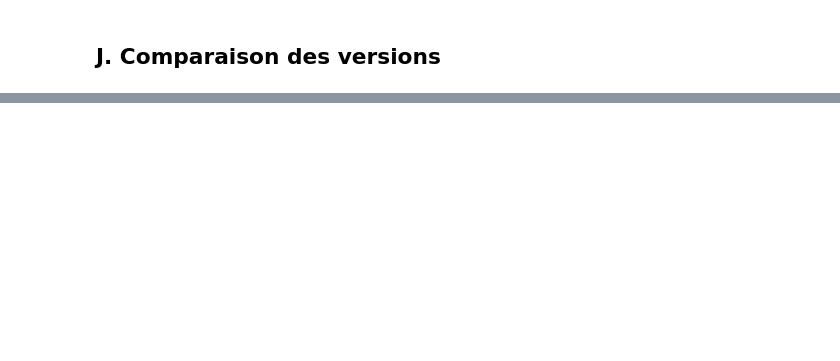
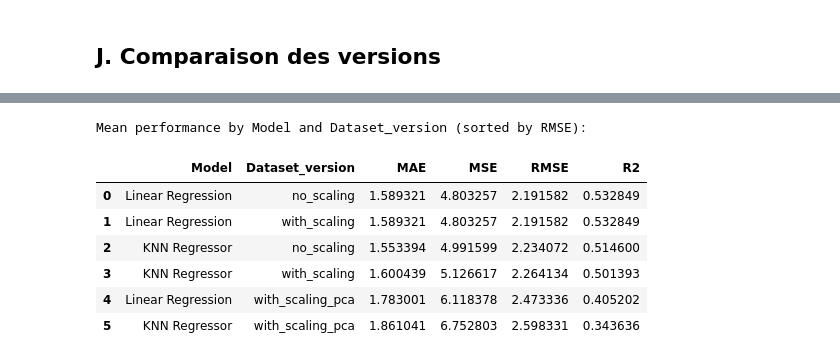
Before and after one commit to tthanhhuong/IA, a Jupyter notebook: MachineLearningProjet-Abalone.ipynb, the cells around one changed output, grey strips where cells are left out. Saved outputs shown, nothing was run; the diff lists cells and outputs as text; code cells hidden in the pictures; blank space fills up the shorter version.

```diff
--- a/MachineLearningProjet-Abalone.ipynb
+++ b/MachineLearningProjet-Abalone.ipynb
@@ -1357,0 +1273,23 @@ Cette base servira directement à comparer, comme demandé dans les consignes, l
+# %%
+# Sanity check: datasets available for the comparison
+
+print("Prepared datasets available for the comparison:")
+
+for split_name, split_versions in prepared_comparison_datasets_by_split_and_version_abalone.items():
+    print(f"\n{split_name}")
+
+    for dataset_version_name, dataset_tuple in split_versions.items():
+        (
+            X_train_current_abalone,
+            X_test_current_abalone,
+            y_train_current_abalone,
+            y_test_current_abalone
+        ) = dataset_tuple
+
+        print(
+            f" - {dataset_version_name}: "
+            f"X_train {X_train_current_abalone.shape}, "
+            f"X_test {X_test_current_abalone.shape}, "
+            f"y_train {y_train_current_abalone.shape}, "
+            f"y_test {y_test_current_abalone.shape}"
+        )
@@ -1368 +1503,23 @@ L’objectif n’est pas seulement d’identifier la meilleure combinaison, mais
 </div>
+# %%
+# Global comparison: mean metrics by Model and Dataset_version
+
+mean_metrics_by_model_and_version_abalone = (
+    comparison_regression_results_dataframe_abalone
+    .groupby(["Model", "Dataset_version"])[["MAE", "MSE", "RMSE", "R2"]]
+    .mean()
+    .sort_values(by="RMSE", ascending=True)
+    .reset_index()
+)
+
+print("Mean performance by Model and Dataset_version (sorted by RMSE):")
+mean_metrics_by_model_and_version_abalone
+# %% [output]
+Mean performance by Model and Dataset_version (sorted by RMSE):
+|  | Model | Dataset_version | MAE | MSE | RMSE | R2 |
+| 0 | Linear Regression | no_scaling | 1.589321 | 4.803257 | 2.191582 | 0.532849 |
+| 1 | Linear Regression | with_scaling | 1.589321 | 4.803257 | 2.191582 | 0.532849 |
+| 2 | KNN Regressor | no_scaling | 1.553394 | 4.991599 | 2.234072 | 0.514600 |
+| 3 | KNN Regressor | with_scaling | 1.600439 | 5.126617 | 2.264134 | 0.501393 |
+| 4 | Linear Regression | with_scaling_pca | 1.783001 | 6.118378 | 2.473336 | 0.405202 |
+| 5 | KNN Regressor | with_scaling_pca | 1.861041 | 6.752803 | 2.598331 | 0.343636 |
```
Also changed, not shown: parts of 65 cells of this notebook.
